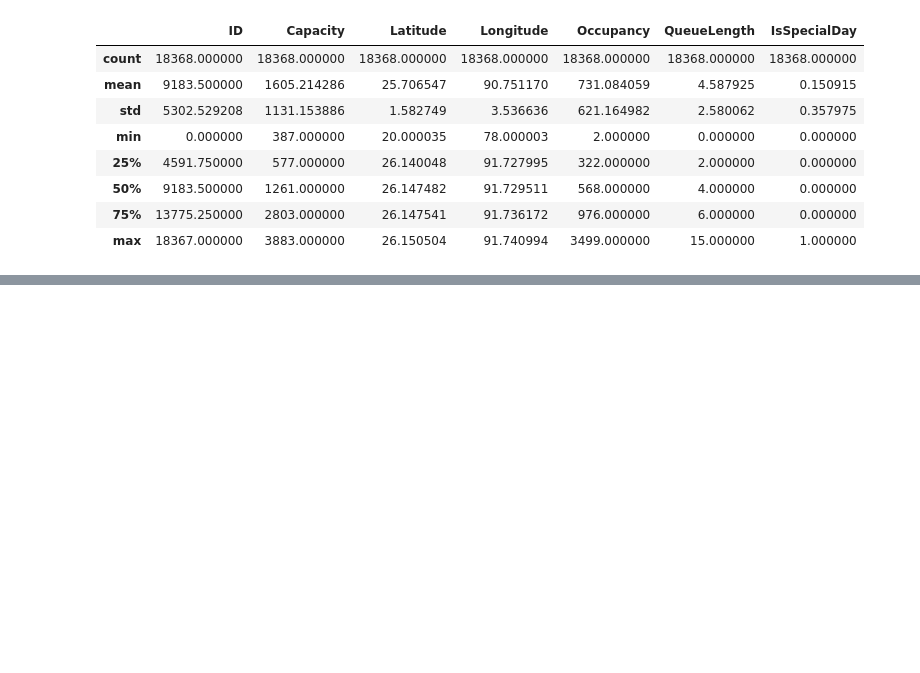
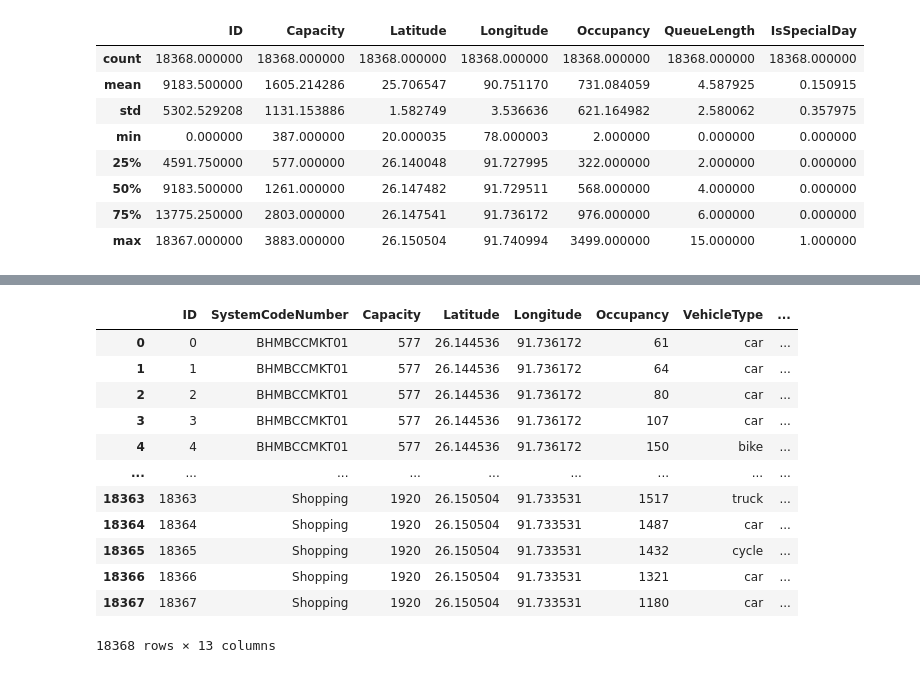
Before and after one commit to MrRogueKnight/Capstone-Project-of-Summer-Analytics-2025, a Jupyter notebook: dynamic-pricing-for-urban-parking-lots.ipynb, the cells around one changed output, grey strips where cells are left out. Saved outputs shown, nothing was run; the diff lists cells and outputs as text; code cells hidden in the pictures; blank space fills up the shorter version.

```diff
--- a/dynamic-pricing-for-urban-parking-lots.ipynb
+++ b/dynamic-pricing-for-urban-parking-lots.ipynb
@@ -135,0 +149,25 @@ df.describe()
+# %%
+# Combine date and time to create a timestamp
+df['Timestamp'] = pd.to_datetime(
+    df['LastUpdatedDate'] + ' ' + df['LastUpdatedTime'],
+    format='%d-%m-%Y %H:%M:%S'
+)
+# %%
+# Sort data by parking lot and time
+df_sorted = df.sort_values(by=['SystemCodeNumber', 'Timestamp']).copy()
+# %%
+df_sorted
+# %% [output]
+|  | ID | SystemCodeNumber | Capacity | Latitude | Longitude | Occupancy | VehicleType | ... |
+| 0 | 0 | BHMBCCMKT01 | 577 | 26.144536 | 91.736172 | 61 | car | ... |
+| 1 | 1 | BHMBCCMKT01 | 577 | 26.144536 | 91.736172 | 64 | car | ... |
+| 2 | 2 | BHMBCCMKT01 | 577 | 26.144536 | 91.736172 | 80 | car | ... |
+| 3 | 3 | BHMBCCMKT01 | 577 | 26.144536 | 91.736172 | 107 | car | ... |
+| 4 | 4 | BHMBCCMKT01 | 577 | 26.144536 | 91.736172 | 150 | bike | ... |
+| ... | ... | ... | ... | ... | ... | ... | ... | ... |
+| 18363 | 18363 | Shopping | 1920 | 26.150504 | 91.733531 | 1517 | truck | ... |
+| 18364 | 18364 | Shopping | 1920 | 26.150504 | 91.733531 | 1487 | car | ... |
+| 18365 | 18365 | Shopping | 1920 | 26.150504 | 91.733531 | 1432 | cycle | ... |
+| 18366 | 18366 | Shopping | 1920 | 26.150504 | 91.733531 | 1321 | car | ... |
+| 18367 | 18367 | Shopping | 1920 | 26.150504 | 91.733531 | 1180 | car | ... |
+18368 rows × 13 columns
```
Also changed, not shown: parts of 25 cells of this notebook.
